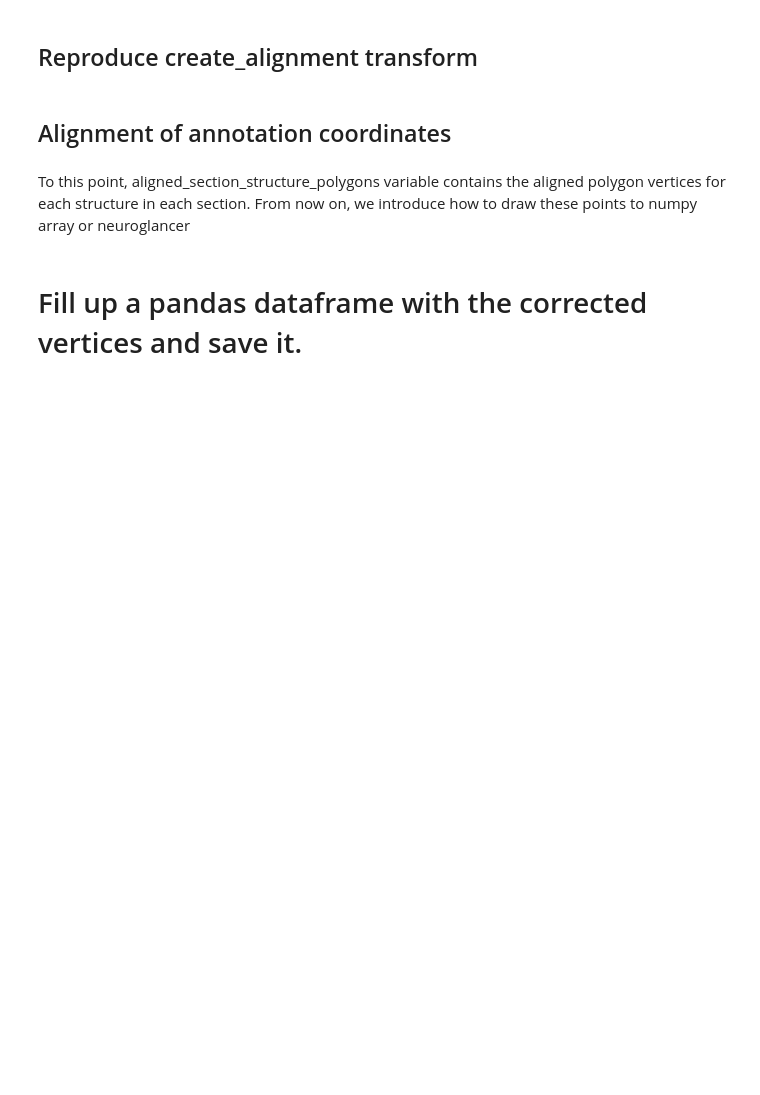
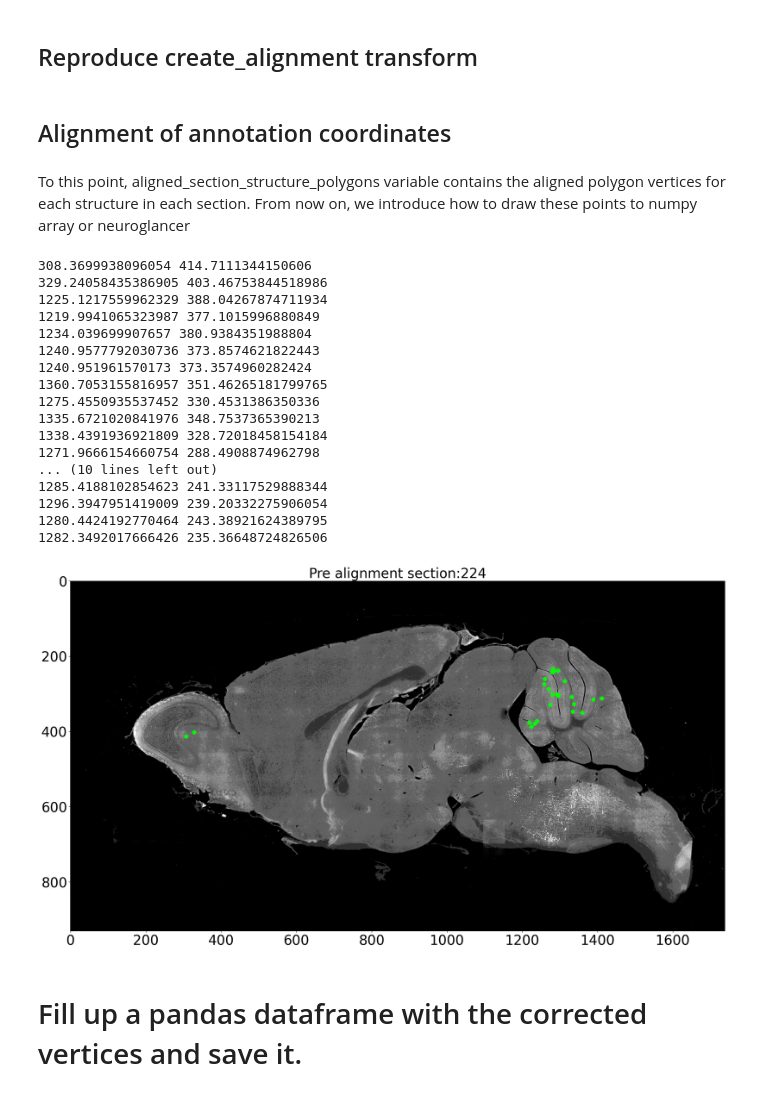
Before and after one commit to ActiveBrainAtlas2/preprocessing-pipeline, a Jupyter notebook: notebooks/Litao/reverse_rotation.ipynb, the cells around one changed output. Saved outputs shown, nothing was run; the diff lists cells and outputs as text; code cells hidden in the pictures; blank space fills up the shorter version.

```diff
--- a/notebooks/Litao/reverse_rotation.ipynb
+++ b/notebooks/Litao/reverse_rotation.ipynb
@@ -289,25 +351,44 @@ unpad = lambda x: x[:, :-1]
 # %%
 file_name = f'{str(section).zfill(3)}.tif'
 PATH = '/net/birdstore/Active_Atlas_Data/data_root/pipeline_data/DK55/preps/CH3'
-outpath = os.path.join(PATH, '224.aligned.out.tif')
-filepath = os.path.join(PATH, '224.aligned.tif')
+outpath = os.path.join(PATH, '224.unaligned.out.tif')
+filepath = os.path.join(PATH, '224.norm.tif')
 img = cv2.imread(filepath)
 radius = 3
 color = (0,255,0)
-for index, row in df.iterrows():
-    x = row['x'] + xm
-    y = row['y'] + ym
+for index, row in cshl_df.iterrows():
+    x = row['yp'] / 32
+    y = row['xp'] / 32
     print(x,y)
-    if x > 10 and y > 10:
-        cv2.circle(img, (int(x), int(y)), radius, color, 4)
+    cv2.circle(img, (int(x), int(y)), radius, color, 4)
+#cv2.circle(img, (int(x/32), int(y/32)), radius, color, 4)
 
 #cv2.imwrite(outpath, img)
 fig=plt.figure(figsize=(26,18), dpi= 100, facecolor='w', edgecolor='k')
 plt.imshow(img, cmap="gray")
 plt.title('Pre alignment section:{}'.format(section), fontsize=30)
 plt.tick_params(axis='x', labelsize=30)
 plt.tick_params(axis='y', labelsize=30)
 plt.show()
+# %% [output]
+308.3699938096054 414.7111344150606
+329.24058435386905 403.46753844518986
+1225.1217559962329 388.04267874711934
+1219.9941065323987 377.1015996880849
+1234.039699907657 380.9384351988804
+1240.9577792030736 373.8574621822443
+1240.951961570173 373.3574960282424
+1360.7053155816957 351.46265181799765
+1275.4550935537452 330.4531386350336
+1335.6721020841976 348.7537365390213
+1338.4391936921809 328.72018458154184
+1271.9666154660754 288.4908874962798
+... (10 lines left out)
+1285.4188102854623 241.33117529888344
+1296.3947951419009 239.20332275906054
+1280.4424192770464 243.38921624389795
+1282.3492017666426 235.36648724826506
+[figure, added]
 # %%
 #162, 185, 210
 file_name = f'{str(section).zfill(3)}.tif'
```
Also changed, not shown: parts of 8 cells of this notebook.
